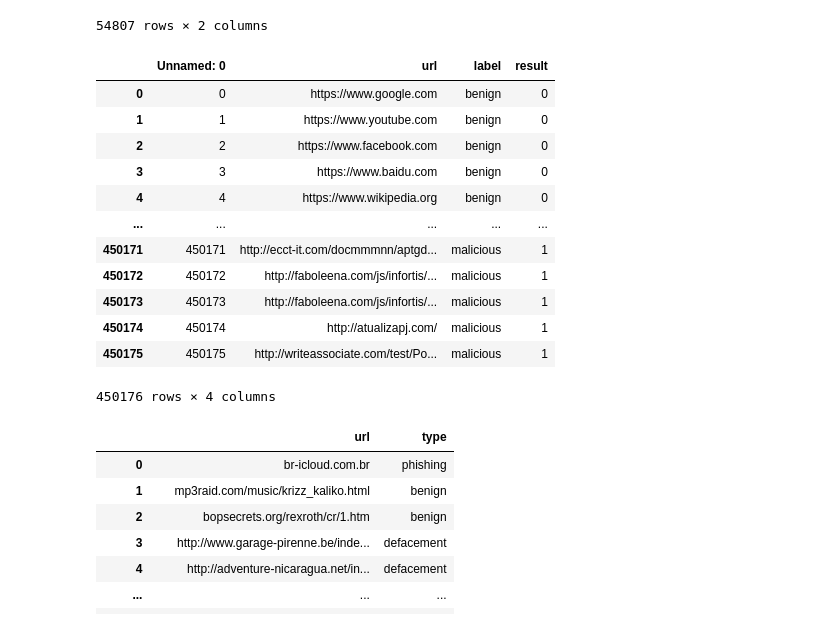
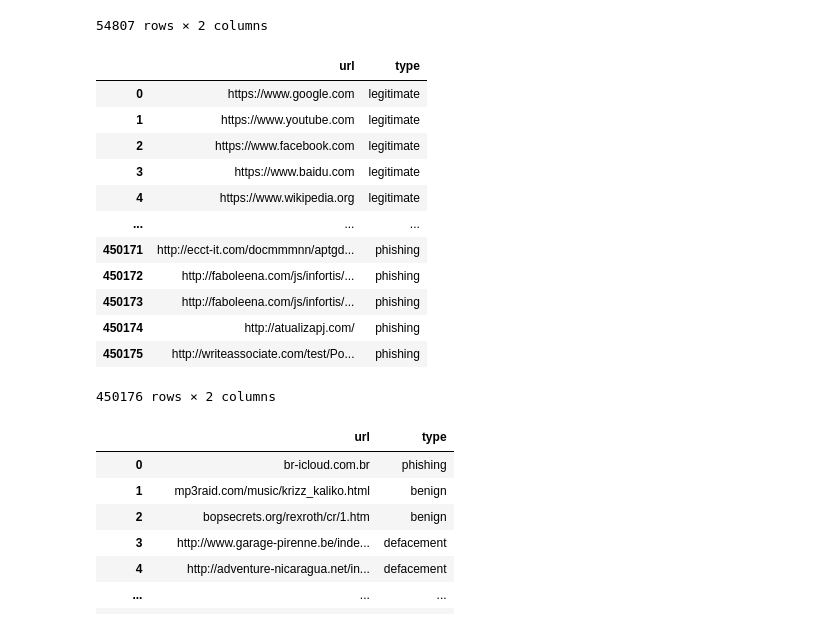
Before and after one commit to alvaroEspinozaMerida/CS_549_Final, a Jupyter notebook: src/549 Project.ipynb, the cells around one changed output. Saved outputs shown, nothing was run; the diff lists cells and outputs as text; code cells hidden in the pictures.

Commit message:
added util file for making extraction of data easier and simplifying work flow

```diff
--- a/549 Project.ipynb
+++ b/src/549 Project.ipynb
@@ -23,20 +23,20 @@ mendely1
 | 54806 | http://creditiperhabbogratissicur... | Phishing |
 54807 rows × 2 columns
 # %%
-mendely2 = pd.read_csv("/csv/urldata.csv")
+mendely2 = pd.read_csv("../data/urldata.csv")
 mendely2
 # %% [output]
-|  | Unnamed: 0 | url | label | result |
-| 0 | 0 | https://www.google.com | benign | 0 |
-| 1 | 1 | https://www.youtube.com | benign | 0 |
-| 2 | 2 | https://www.facebook.com | benign | 0 |
-| 3 | 3 | https://www.baidu.com | benign | 0 |
-| 4 | 4 | https://www.wikipedia.org | benign | 0 |
-| ... | ... | ... | ... | ... |
-| 450171 | 450171 | http://ecct-it.com/docmmmnn/aptgd... | malicious | 1 |
-| 450172 | 450172 | http://faboleena.com/js/infortis/... | malicious | 1 |
-| 450173 | 450173 | http://faboleena.com/js/infortis/... | malicious | 1 |
-| 450174 | 450174 | http://atualizapj.com/ | malicious | 1 |
-| 450175 | 450175 | http://writeassociate.com/test/Po... | malicious | 1 |
+|  | url | type |
+| 0 | https://www.google.com | legitimate |
+| 1 | https://www.youtube.com | legitimate |
+| 2 | https://www.facebook.com | legitimate |
+| 3 | https://www.baidu.com | legitimate |
+| 4 | https://www.wikipedia.org | legitimate |
+| ... | ... | ... |
+| 450171 | http://ecct-it.com/docmmmnn/aptgd... | phishing |
+| 450172 | http://faboleena.com/js/infortis/... | phishing |
+| 450173 | http://faboleena.com/js/infortis/... | phishing |
+| 450174 | http://atualizapj.com/ | phishing |
+| 450175 | http://writeassociate.com/test/Po... | phishing |
-450176 rows × 4 columns
+450176 rows × 2 columns
 # %%
```
Also changed, not shown: parts of 8 cells of this notebook, 6 other files.
